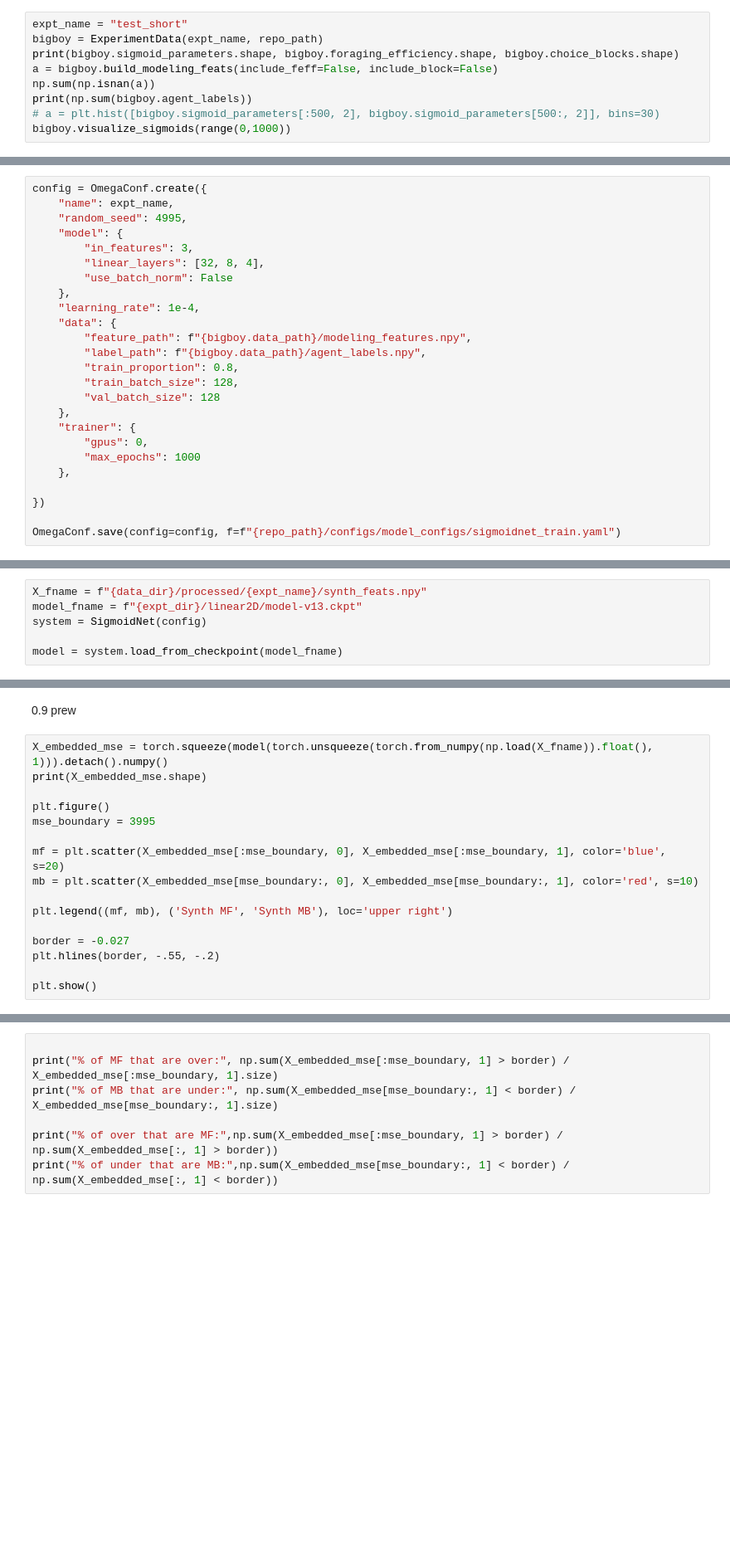
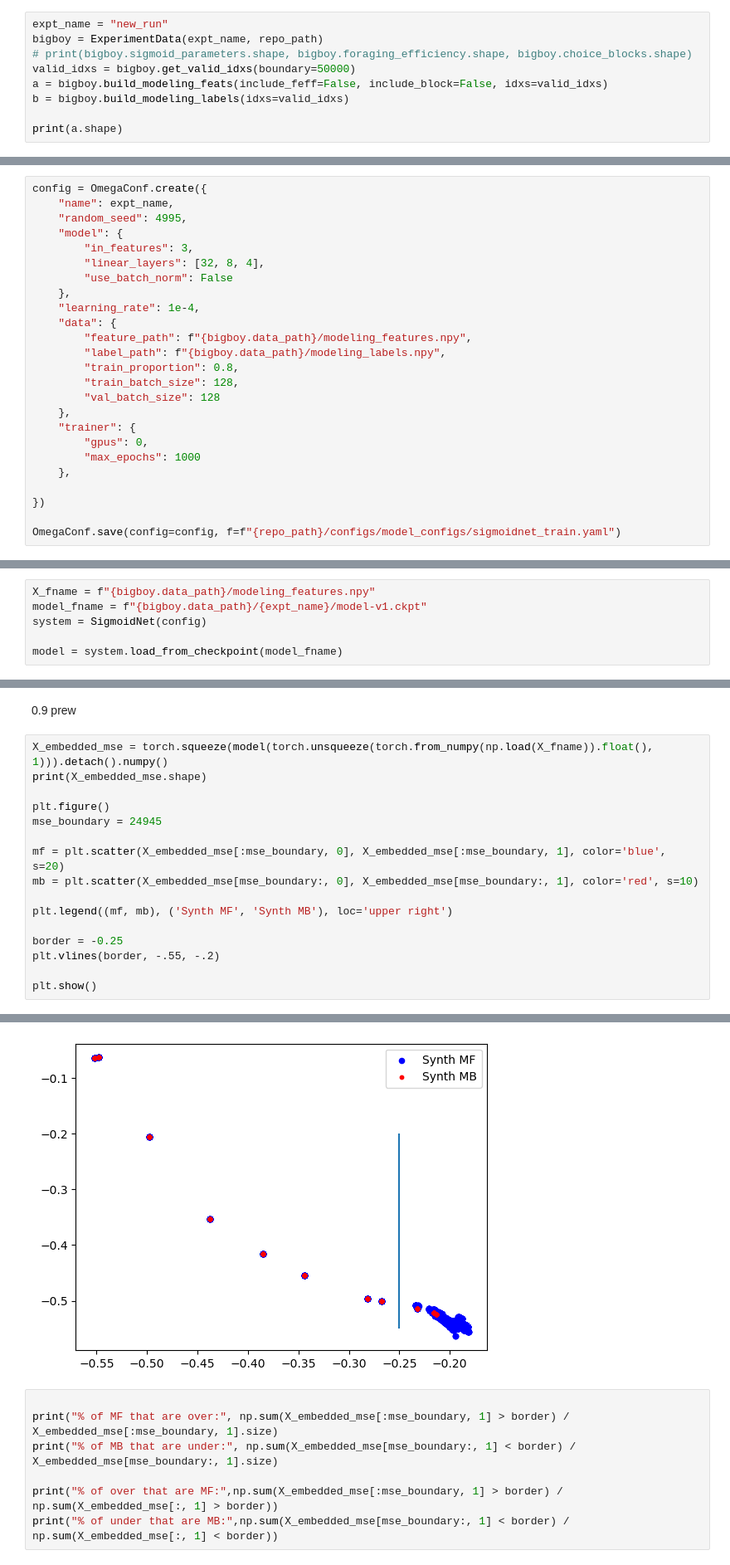
Before and after one commit to johnlyzhou/decision-making, a Jupyter notebook: notebooks/jlz-dev-featurize.ipynb, the cells around one changed output, grey strips where cells are left out. Shown at 83% size. Drawn from its saved outputs; the diff is of its cells as text; blank space fills up the shorter version.

Commit message:
added methods to filter training data by valid idxs

```diff
--- a/notebooks/jlz-dev-featurize.ipynb
+++ b/notebooks/jlz-dev-featurize.ipynb
@@ -19,12 +19,12 @@ from src.features.build_features import normalize_features
 from src.models.sigmoidnet import SigmoidNet
 from src.models.train import train
 # %%
-expt_name = "test_short"
+expt_name = "new_run"
 bigboy = ExperimentData(expt_name, repo_path)
-print(bigboy.sigmoid_parameters.shape, bigboy.foraging_efficiency.shape, bigboy.choice_blocks.shape)
-a = bigboy.build_modeling_feats(include_feff=False, include_block=False)
-np.sum(np.isnan(a))
-print(np.sum(bigboy.agent_labels))
-# a = plt.hist([bigboy.sigmoid_parameters[:500, 2], bigboy.sigmoid_parameters[500:, 2]], bins=30)
-bigboy.visualize_sigmoids(range(0,1000))
+# print(bigboy.sigmoid_parameters.shape, bigboy.foraging_efficiency.shape, bigboy.choice_blocks.shape)
+valid_idxs = bigboy.get_valid_idxs(boundary=50000)
+a = bigboy.build_modeling_feats(include_feff=False, include_block=False, idxs=valid_idxs)
+b = bigboy.build_modeling_labels(idxs=valid_idxs)
+
+print(a.shape)
 # %% [output]
@@ -62,7 +46,7 @@ config = OmegaConf.create({
     "learning_rate": 1e-4,
     "data": {
         "feature_path": f"{bigboy.data_path}/modeling_features.npy",
-        "label_path": f"{bigboy.data_path}/agent_labels.npy",
+        "label_path": f"{bigboy.data_path}/modeling_labels.npy",
         "train_proportion": 0.8,
         "train_batch_size": 128,
         "val_batch_size": 128
@@ -115,8 +99,8 @@ Missing logger folder: /Users/johnzhou/research/decision-making/data/processed/t
 438       Total params
 0.002     Total estimated model params size (MB)
 # %%
-X_fname = f"{data_dir}/processed/{expt_name}/synth_feats.npy"
-model_fname = f"{expt_dir}/linear2D/model-v13.ckpt"
+X_fname = f"{bigboy.data_path}/modeling_features.npy"
+model_fname = f"{bigboy.data_path}/{expt_name}/model-v1.ckpt"
 system = SigmoidNet(config)
 
 model = system.load_from_checkpoint(model_fname)
@@ -129,14 +129,15 @@ X_embedded_mse = torch.squeeze(model(torch.unsqueeze(torch.from_numpy(np.load(X_
 print(X_embedded_mse.shape)
 
 plt.figure()
-mse_boundary = 3995
+mse_boundary = 24945
 
 mf = plt.scatter(X_embedded_mse[:mse_boundary, 0], X_embedded_mse[:mse_boundary, 1], color='blue', s=20)
 mb = plt.scatter(X_embedded_mse[mse_boundary:, 0], X_embedded_mse[mse_boundary:, 1], color='red', s=10)
 
 plt.legend((mf, mb), ('Synth MF', 'Synth MB'), loc='upper right')
 
-border = -0.027
-plt.hlines(border, -.55, -.2)
+border = -0.25
+plt.vlines(border, -.55, -.2)
 
 plt.show()
+# %% [output]
@@ -143,3 +145,4 @@ plt.show()
+[figure, added]
 # %%
 
 print("% of MF that are over:", np.sum(X_embedded_mse[:mse_boundary, 1] > border) / X_embedded_mse[:mse_boundary, 1].size)
```
Also changed, not shown: parts of 7 cells of this notebook, 4 other files.
